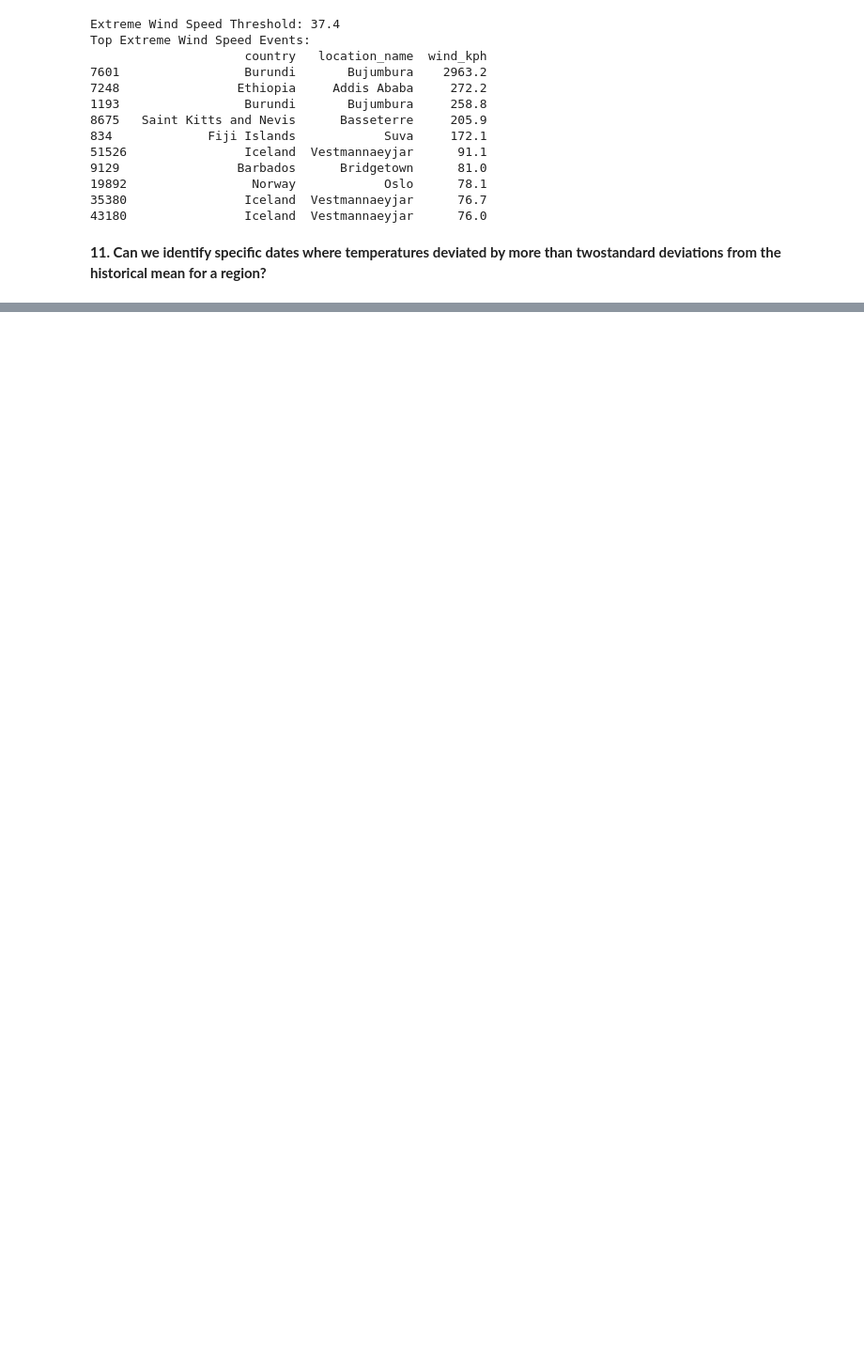
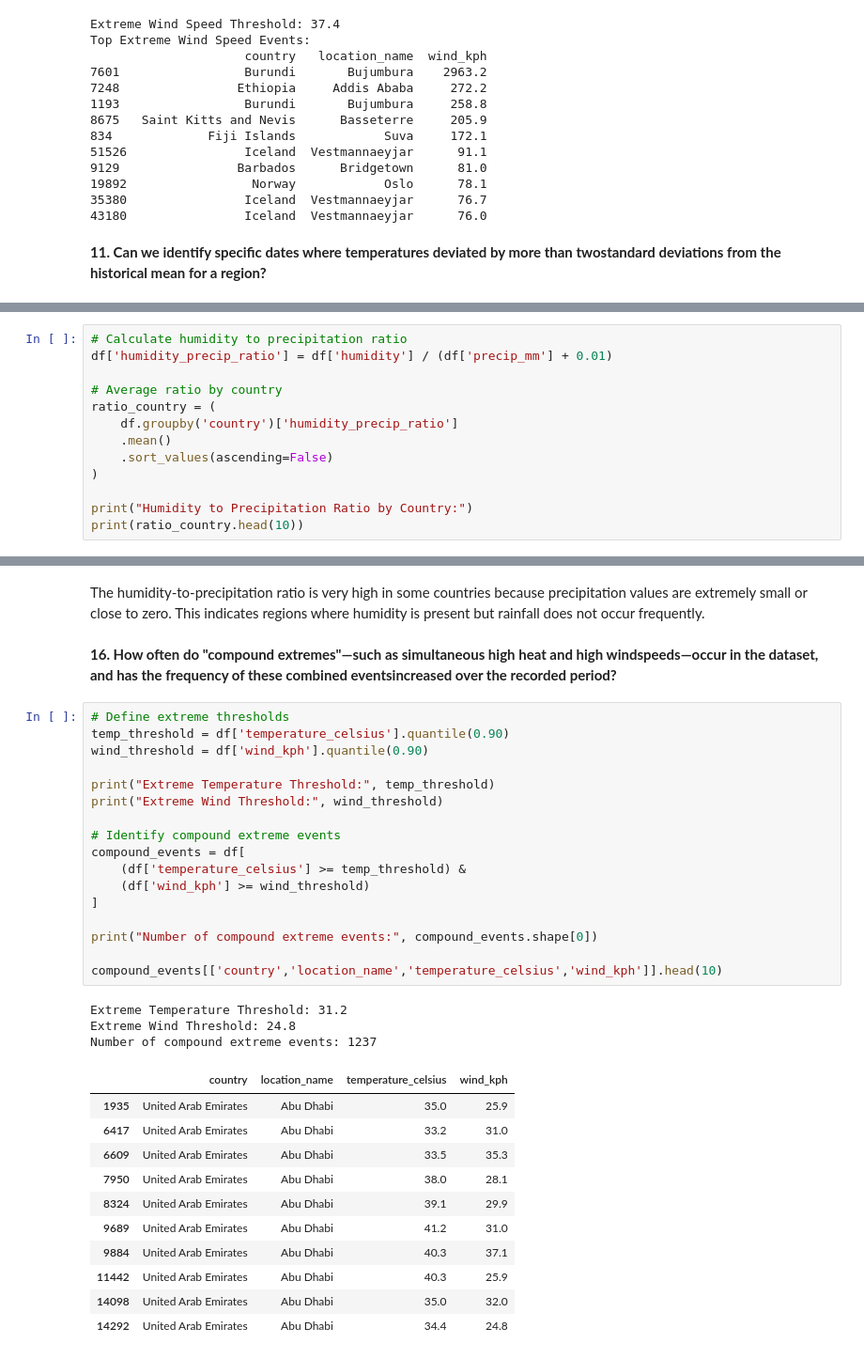
Before and after one commit to 23f2004268/23f2004268.github.io, a Jupyter notebook: mani-shankar-s-notebook.ipynb, the cells around one changed output, grey strips where cells are left out. Shown at 94% size. Saved outputs shown, nothing was run; the diff lists cells and outputs as text; blank space fills up the shorter version.

```diff
--- a/mani-shankar-s-notebook.ipynb
+++ b/mani-shankar-s-notebook.ipynb
@@ -571,0 +639,13 @@ Temperature Deviations (>2σ):
+# %%
+# Calculate humidity to precipitation ratio
+df['humidity_precip_ratio'] = df['humidity'] / (df['precip_mm'] + 0.01)
+
+# Average ratio by country
+ratio_country = (
+    df.groupby('country')['humidity_precip_ratio']
+    .mean()
+    .sort_values(ascending=False)
+)
+
+print("Humidity to Precipitation Ratio by Country:")
+print(ratio_country.head(10))
@@ -571,0 +666,37 @@ Temperature Deviations (>2σ):
+# %% [markdown]
+The humidity-to-precipitation ratio is very high in some countries because precipitation values are extremely small or close to zero. This indicates regions where humidity is present but rainfall does not occur frequently.
+# %% [markdown]
+
+**16. How often do "compound extremes"—such as simultaneous high heat and high windspeeds—occur in the dataset, and has the frequency of these combined eventsincreased over the recorded period?**
+# %%
+# Define extreme thresholds
+temp_threshold = df['temperature_celsius'].quantile(0.90)
+wind_threshold = df['wind_kph'].quantile(0.90)
+
+print("Extreme Temperature Threshold:", temp_threshold)
+print("Extreme Wind Threshold:", wind_threshold)
+
+# Identify compound extreme events
+compound_events = df[
+    (df['temperature_celsius'] >= temp_threshold) &
+    (df['wind_kph'] >= wind_threshold)
+]
+
+print("Number of compound extreme events:", compound_events.shape[0])
+
+compound_events[['country','location_name','temperature_celsius','wind_kph']].head(10)
+# %% [output]
+Extreme Temperature Threshold: 31.2
+Extreme Wind Threshold: 24.8
+Number of compound extreme events: 1237
+|  | country | location_name | temperature_celsius | wind_kph |
+| 1935 | United Arab Emirates | Abu Dhabi | 35.0 | 25.9 |
+| 6417 | United Arab Emirates | Abu Dhabi | 33.2 | 31.0 |
+| 6609 | United Arab Emirates | Abu Dhabi | 33.5 | 35.3 |
+| 7950 | United Arab Emirates | Abu Dhabi | 38.0 | 28.1 |
+| 8324 | United Arab Emirates | Abu Dhabi | 39.1 | 29.9 |
+| 9689 | United Arab Emirates | Abu Dhabi | 41.2 | 31.0 |
+| 9884 | United Arab Emirates | Abu Dhabi | 40.3 | 37.1 |
+| 11442 | United Arab Emirates | Abu Dhabi | 40.3 | 25.9 |
+| 14098 | United Arab Emirates | Abu Dhabi | 35.0 | 32.0 |
+| 14292 | United Arab Emirates | Abu Dhabi | 34.4 | 24.8 |
```
Also changed, not shown: parts of 53 cells of this notebook.
